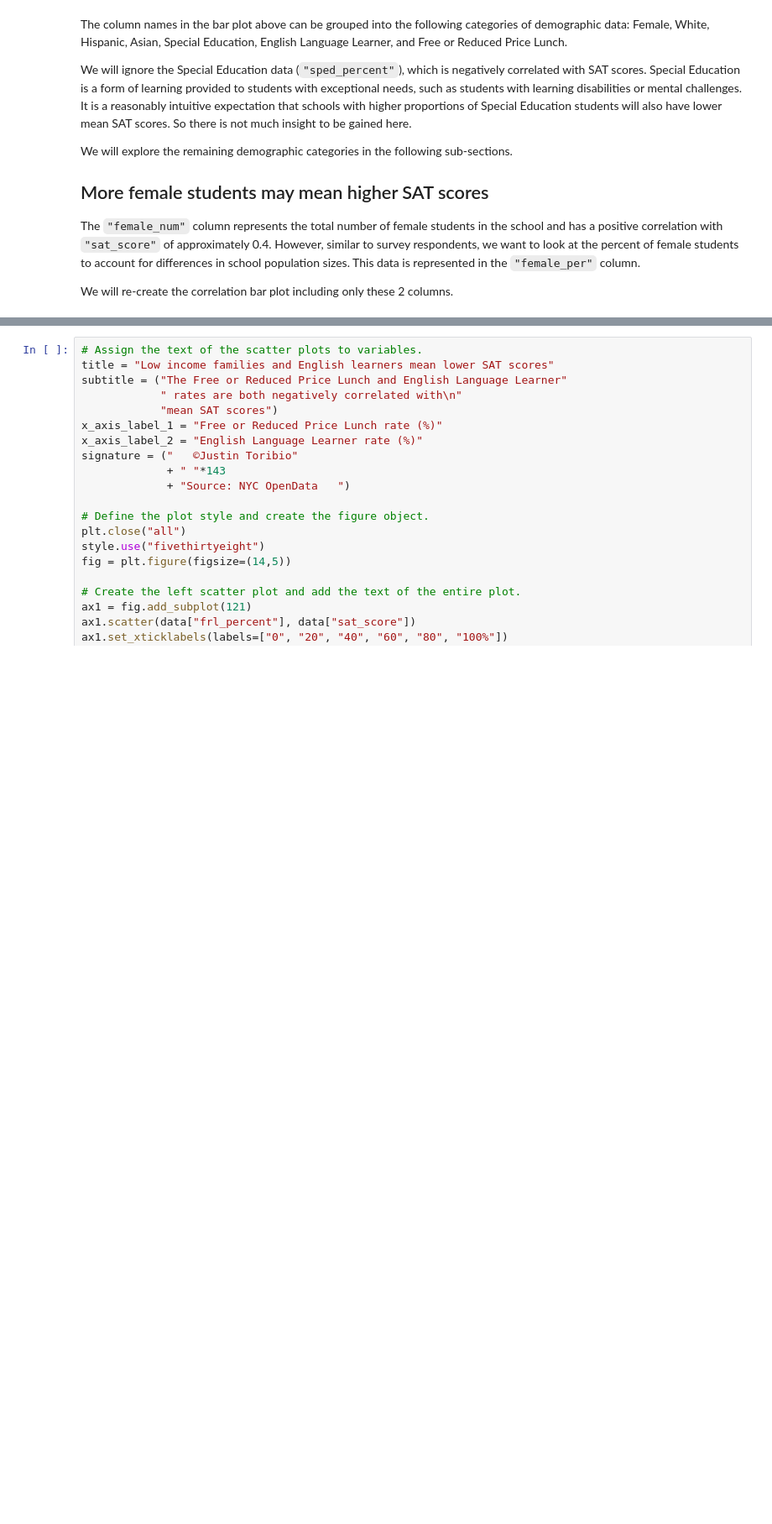
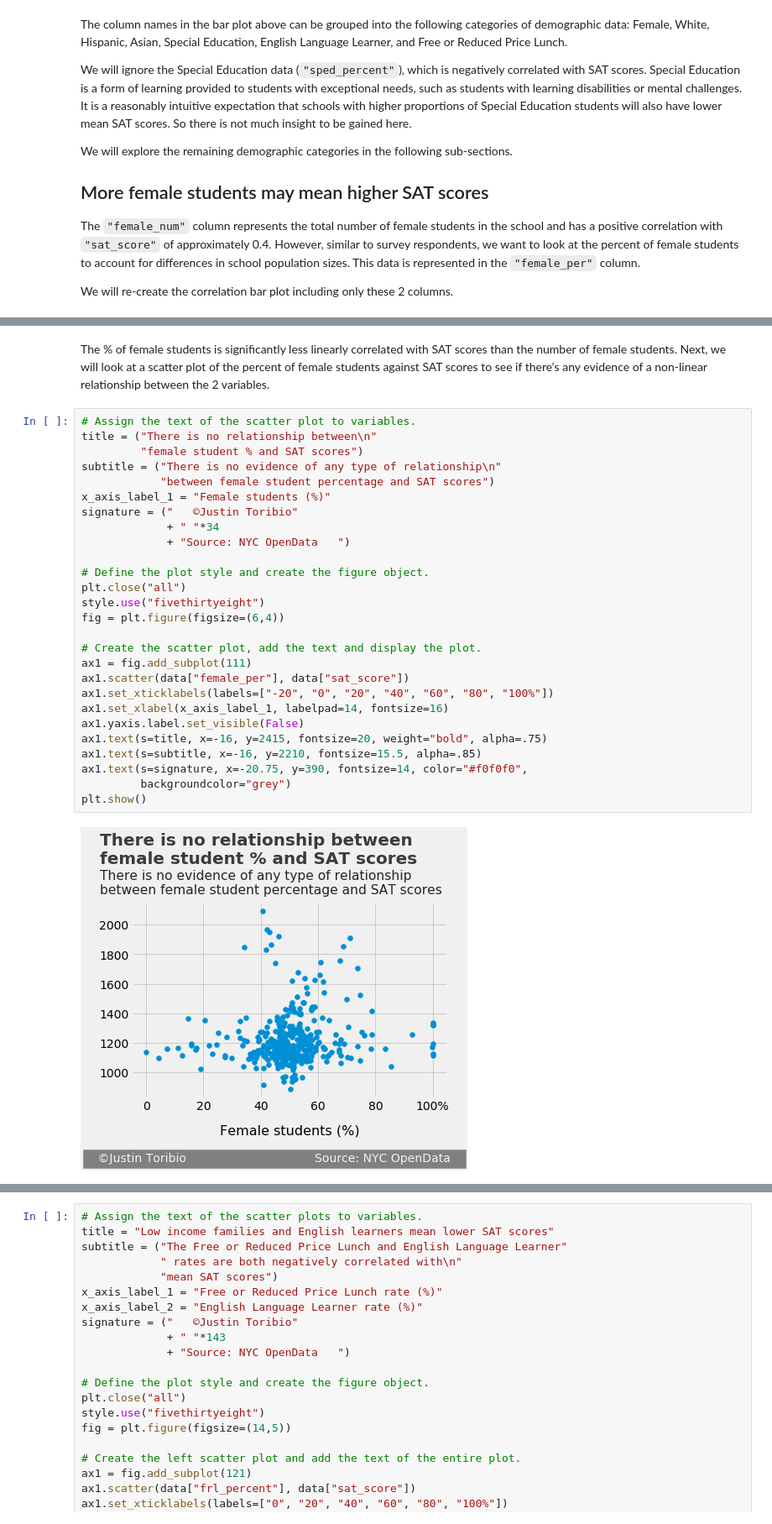
Before and after one commit to JustinToribio/analyzing-the-sat, a Jupyter notebook: notebooks/1.0-jt-analyze-the-sat.ipynb, the cells around one changed output, grey strips where cells are left out. Shown at 84% size. Drawn from its saved outputs; the diff is of its cells as text; blank space fills up the shorter version.

```diff
--- a/notebooks/1.0-jt-analyze-the-sat.ipynb
+++ b/notebooks/1.0-jt-analyze-the-sat.ipynb
@@ -557 +569,32 @@ corr_bar_plot(data, "sat_score", columns=columns,
+# %% [markdown]
+The % of female students is significantly less linearly correlated with SAT scores than the number of female students.  Next, we will look at a scatter plot of the percent of female students against SAT scores to see if there's any evidence of a non-linear relationship between the 2 variables.
+# %%
+# Assign the text of the scatter plot to variables.
+title = ("There is no relationship between\n"
+         "female student % and SAT scores")
+subtitle = ("There is no evidence of any type of relationship\n"
+            "between female student percentage and SAT scores")
+x_axis_label_1 = "Female students (%)"
+signature = ("   ©Justin Toribio"
+             + " "*34
+             + "Source: NYC OpenData   ")
+
+# Define the plot style and create the figure object.
+plt.close("all")
+style.use("fivethirtyeight")
+fig = plt.figure(figsize=(6,4))
+
+# Create the scatter plot, add the text and display the plot.
+ax1 = fig.add_subplot(111)
+ax1.scatter(data["female_per"], data["sat_score"])
+ax1.set_xticklabels(labels=["-20", "0", "20", "40", "60", "80", "100%"])
+ax1.set_xlabel(x_axis_label_1, labelpad=14, fontsize=16)
+ax1.yaxis.label.set_visible(False)
+ax1.text(s=title, x=-16, y=2415, fontsize=20, weight="bold", alpha=.75)
+ax1.text(s=subtitle, x=-16, y=2210, fontsize=15.5, alpha=.85)
+ax1.text(s=signature, x=-20.75, y=390, fontsize=14, color="#f0f0f0",
+         backgroundcolor="grey")
+plt.show()
+# %% [output]
+[figure, added]
 # %% [markdown]
```
Also changed, not shown: parts of 9 cells of this notebook.
